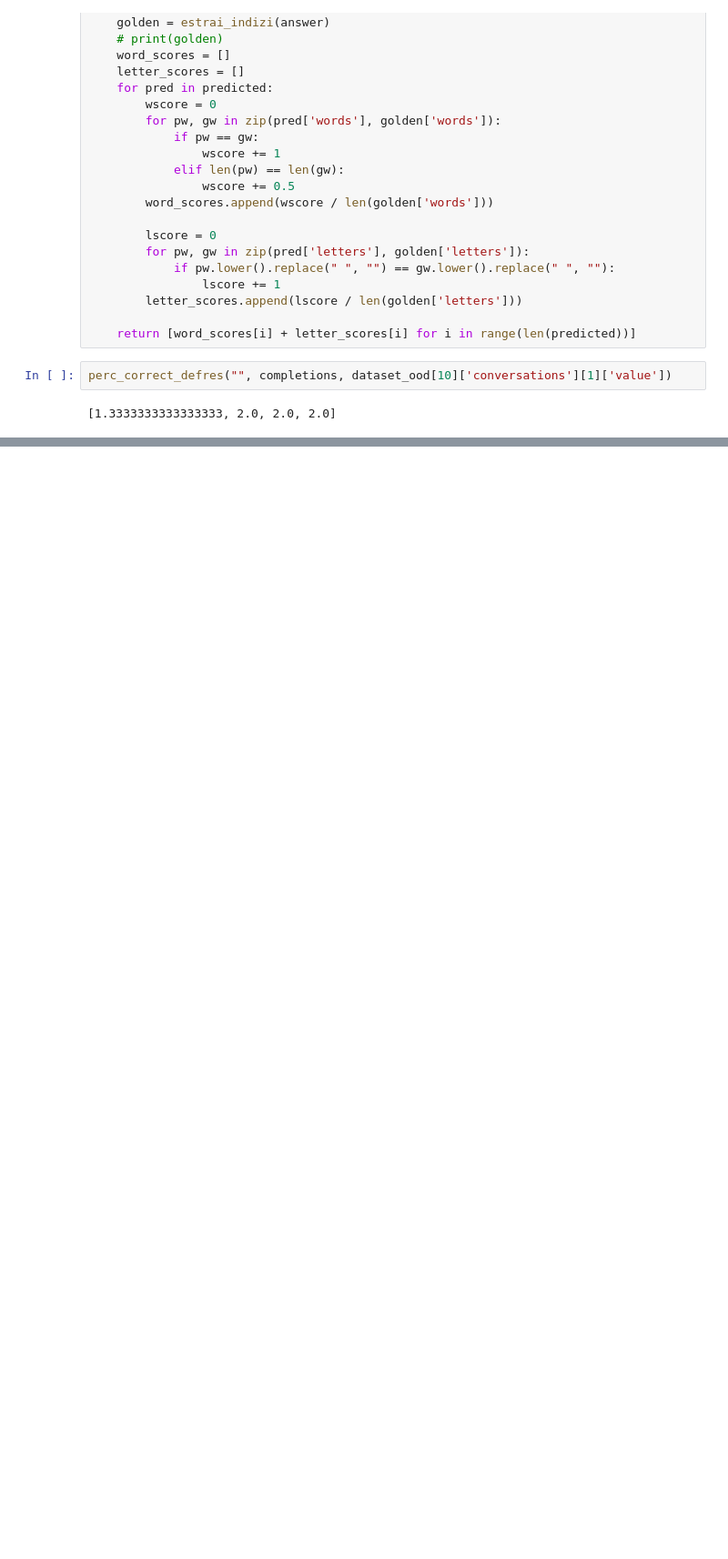
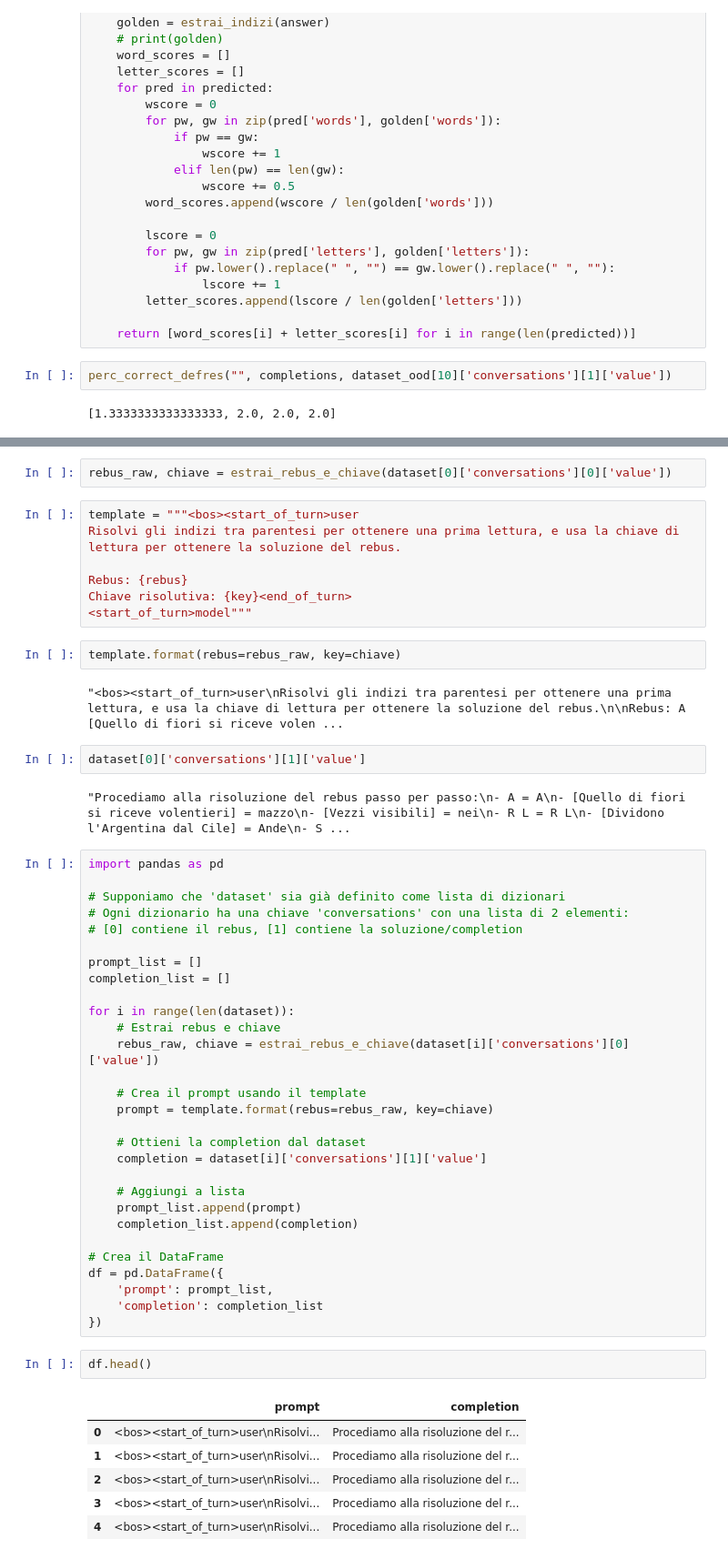
Before and after one commit to gaoithee/rebus-grpo, a Jupyter notebook: demo-version.ipynb, the cells around one changed output, grey strips where cells are left out. Shown at 91% size. Saved outputs shown, nothing was run; the diff lists cells and outputs as text; blank space fills up the shorter version.

Commit message:
dataset part added

```diff
--- a/demo-version.ipynb
+++ b/demo-version.ipynb
@@ -334,0 +361,55 @@ perc_correct_defres("", completions, dataset_ood[10]['conversations'][1]['value'
+# %%
+rebus_raw, chiave = estrai_rebus_e_chiave(dataset[0]['conversations'][0]['value'])
+# %%
+template = """<bos><start_of_turn>user
+Risolvi gli indizi tra parentesi per ottenere una prima lettura, e usa la chiave di lettura per ottenere la soluzione del rebus.
+
+Rebus: {rebus}
+Chiave risolutiva: {key}<end_of_turn>
+<start_of_turn>model"""
+# %%
+template.format(rebus=rebus_raw, key=chiave)
+# %% [output]
+"<bos><start_of_turn>user\nRisolvi gli indizi tra parentesi per ottenere una prima lettura, e usa la chiave di lettura per ottenere la soluzione del rebus.\n\nRebus: A [Quello di fiori si riceve volen ...
+# %%
+dataset[0]['conversations'][1]['value']
+# %% [output]
+"Procediamo alla risoluzione del rebus passo per passo:\n- A = A\n- [Quello di fiori si riceve volentieri] = mazzo\n- [Vezzi visibili] = nei\n- R L = R L\n- [Dividono l'Argentina dal Cile] = Ande\n- S ...
+# %%
+import pandas as pd
+
+# Supponiamo che 'dataset' sia già definito come lista di dizionari
+# Ogni dizionario ha una chiave 'conversations' con una lista di 2 elementi:
+# [0] contiene il rebus, [1] contiene la soluzione/completion
+
+prompt_list = []
+completion_list = []
+
+for i in range(len(dataset)):
+    # Estrai rebus e chiave
+    rebus_raw, chiave = estrai_rebus_e_chiave(dataset[i]['conversations'][0]['value'])
+
+    # Crea il prompt usando il template
+    prompt = template.format(rebus=rebus_raw, key=chiave)
+
+    # Ottieni la completion dal dataset
+    completion = dataset[i]['conversations'][1]['value']
+
+    # Aggiungi a lista
+    prompt_list.append(prompt)
+    completion_list.append(completion)
+
+# Crea il DataFrame
+df = pd.DataFrame({
+    'prompt': prompt_list,
+    'completion': completion_list
+})
+# %%
+df.head()
+# %% [output]
+|  | prompt | completion |
+| 0 | <bos><start_of_turn>user\nRisolvi... | Procediamo alla risoluzione del r... |
+| 1 | <bos><start_of_turn>user\nRisolvi... | Procediamo alla risoluzione del r... |
+| 2 | <bos><start_of_turn>user\nRisolvi... | Procediamo alla risoluzione del r... |
+| 3 | <bos><start_of_turn>user\nRisolvi... | Procediamo alla risoluzione del r... |
+| 4 | <bos><start_of_turn>user\nRisolvi... | Procediamo alla risoluzione del r... |
```
Also changed, not shown: parts of 5 cells of this notebook.
